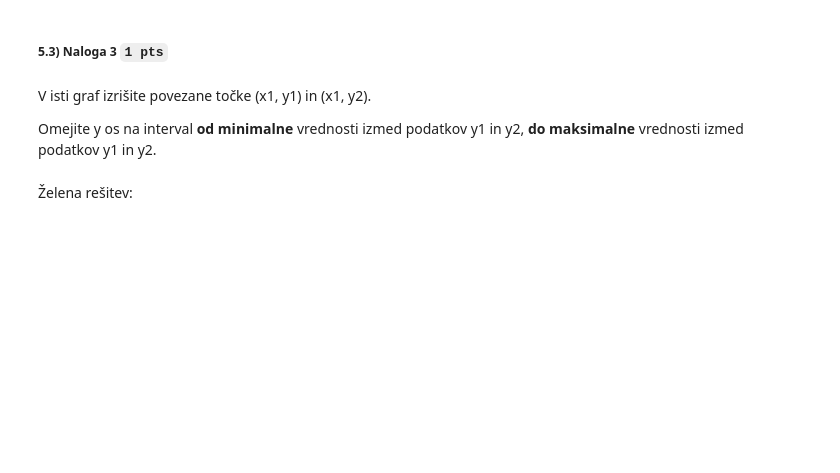
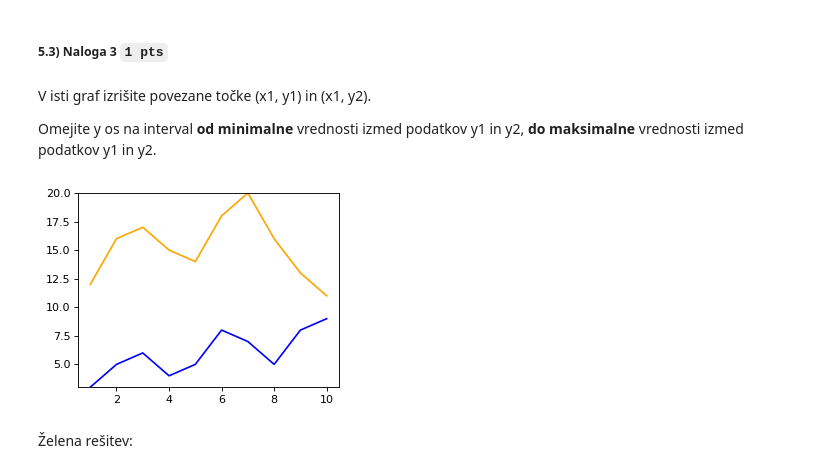
Before and after one commit to evgenursic/python_analitika, a Jupyter notebook: izpit_05_05_2019 (1)/09_Izpit_teoretični_del_iteracija01_apr_2019_clean.ipynb, the cells around one changed output. Drawn from its saved outputs; the diff is of its cells as text; code cells hidden in the pictures; blank space fills up the shorter version.

```diff
--- a/izpit_05_05_2019 (1)/09_Izpit_teoretični_del_iteracija01_apr_2019_clean.ipynb
+++ b/izpit_05_05_2019 (1)/09_Izpit_teoretični_del_iteracija01_apr_2019_clean.ipynb
@@ -529,3 +605,23 @@ Omejite y os na interval **od minimalne** vrednosti izmed podatkov y1 in y2, **d
+# %%
+x1 = [1,2,3,4,5,6,7,8,9,10]
+y1 = [3,5,6,4,5,8,7,5,8,9]
+y2 = [12,16,17,15,14,18,20,16,13,11]
+# %%
+# Odgovor
+
+plt.figure(figsize=(4,3), dpi=80)
+
+plt.plot(x1,y1, c='blue')
+plt.plot(x1,y2, c='orange')
+
+ymin = np.min([y1,y2])
+ymax = np.max([y1,y2])
+plt.ylim(ymin, ymax)
+
+plt.tight_layout()
+plt.show()
+# %% [output]
+[figure, added]
 # %% [markdown]
 Želena rešitev:
 # %% [markdown]
```
Also changed, not shown: parts of 28 cells of this notebook.
